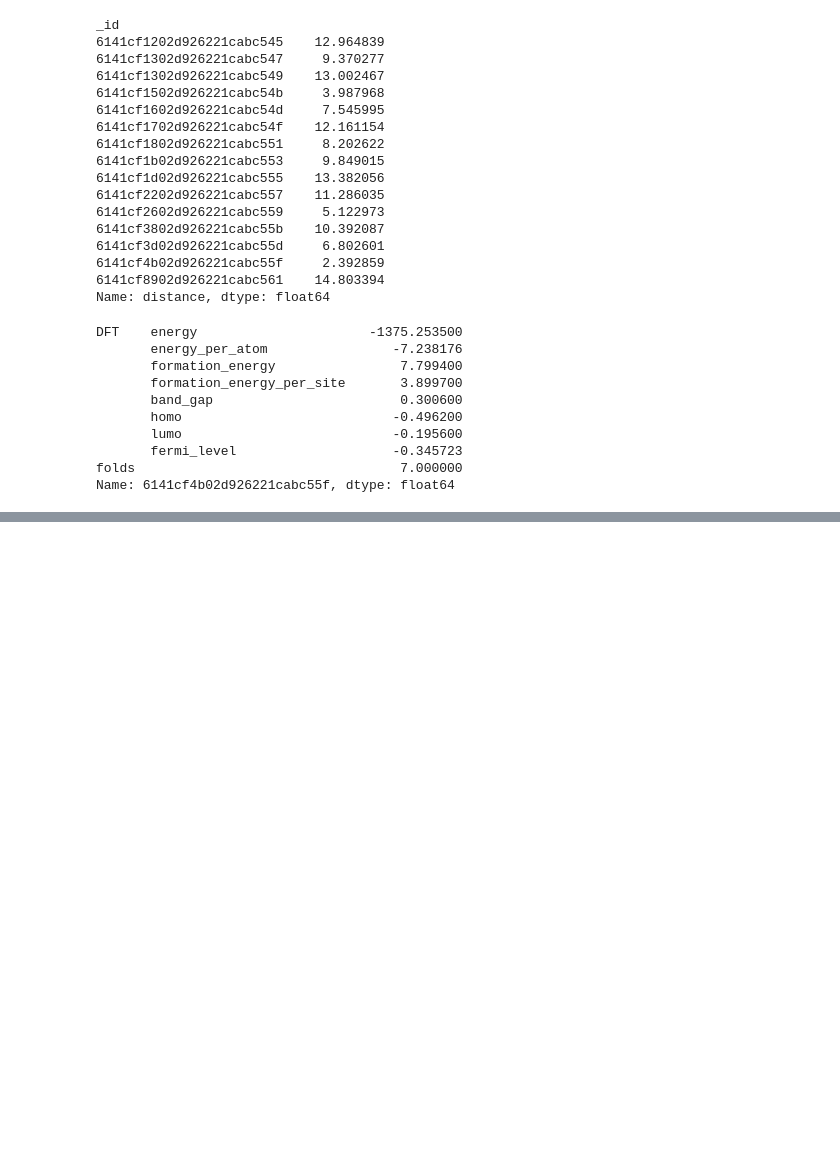
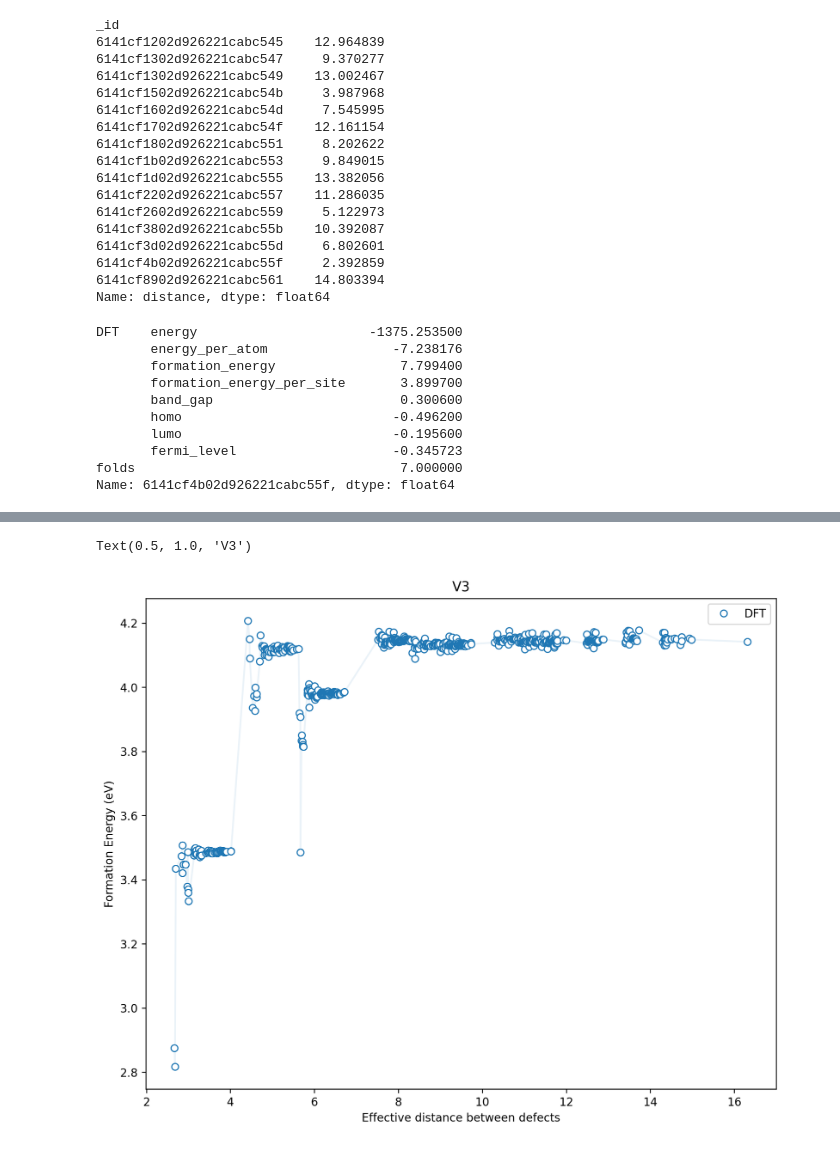
Before and after one commit to HSE-LAMBDA/ai4material_design, a Jupyter notebook: notebooks/defects_distances.ipynb, the cells around one changed output, grey strips where cells are left out. Cells and saved outputs as stored; diff of their text form; code cells hidden in the pictures; blank space fills up the shorter version.

```diff
--- a/notebooks/defects_distances.ipynb
+++ b/notebooks/defects_distances.ipynb
@@ -259,0 +270,26 @@ Text(0.5, 1.0, 'V3')
+# %%
+fig, ax = plt.subplots(figsize=(10, 8), dpi=120)
+colors = iter(cm.tab10(np.linspace(0, 1, 6)))
+
+for g, pred in predictions.groupby(level=0, axis=1):
+    legend = pred.columns.get_level_values(0)[0]
+    pred = pred.droplevel(0, axis=1)
+    pred = pred.loc[v3.index].droplevel(1).assign(v3=v3)
+    if 'DFT' == g:
+        plot(
+            pred.v3,
+            pred.formation_energy_per_site,
+            legend=legend,
+            ax=ax,
+            color=next(colors),
+            alpha=0.09,
+            zorder=-1 if 'SchNet' in legend else 1
+        )
+        break
+
+ax.set_ylabel('Formation Energy (eV)'),
+ax.set_xlabel('Effective distance between defects')
+ax.set_title('V3')
+# %% [output]
+Text(0.5, 1.0, 'V3')
+[figure, added]
```
Also changed, not shown: parts of 10 cells of this notebook.
